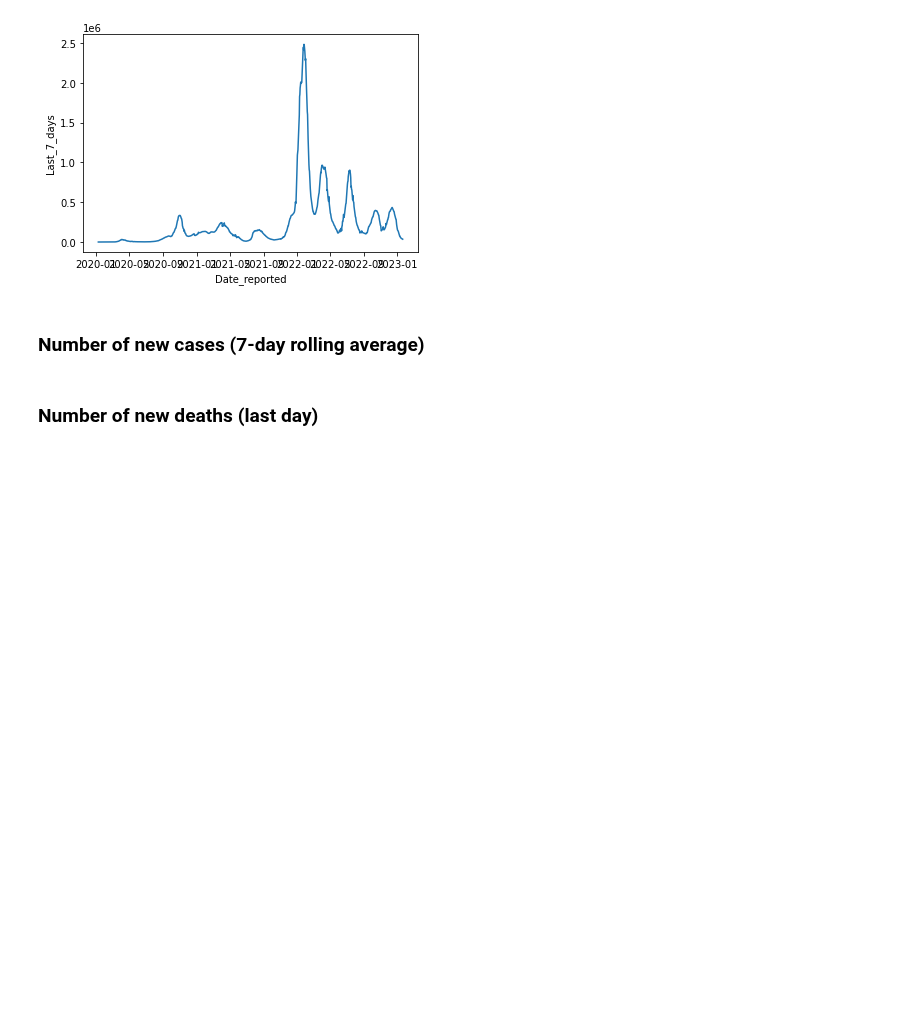
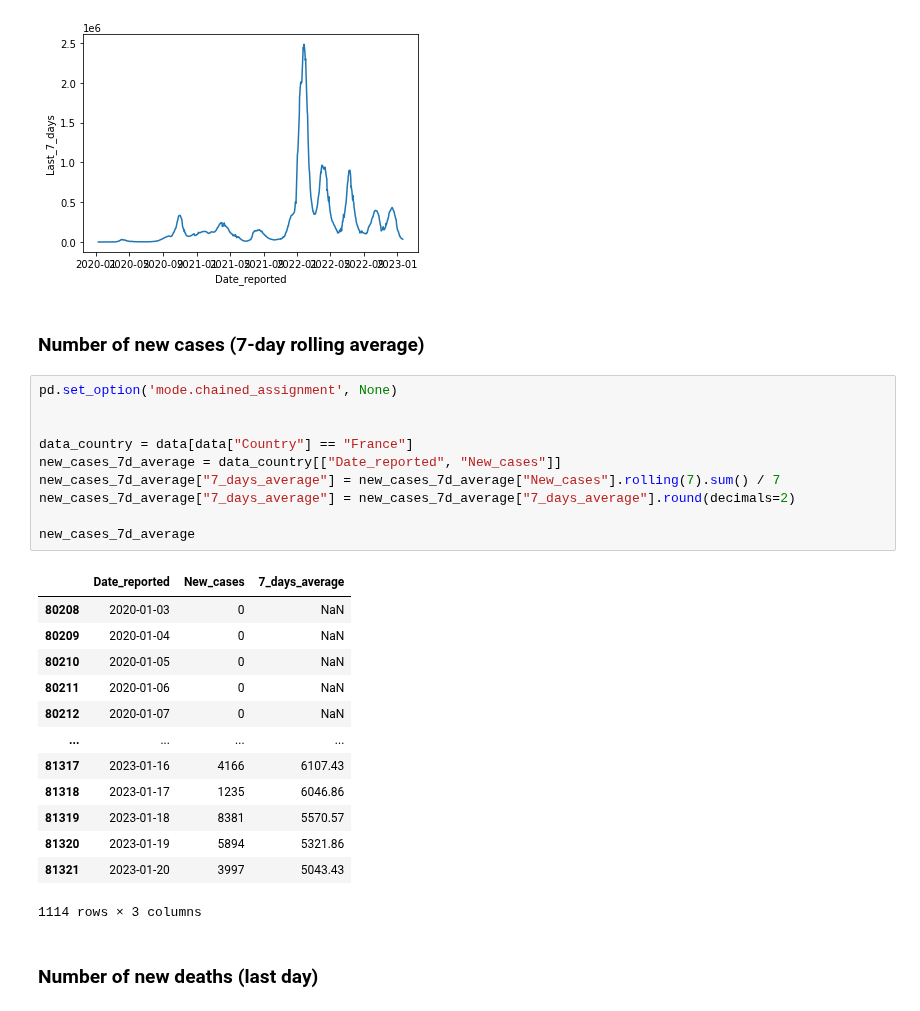
Before and after one commit to AmElmo/Covid_tracking_dashboard, a Jupyter notebook: data_collection.ipynb, the cells around one changed output. Saved outputs shown, nothing was run; the diff lists cells and outputs as text; blank space fills up the shorter version.

```diff
--- a/data_collection.ipynb
+++ b/data_collection.ipynb
@@ -66,6 +66,30 @@ sns.lineplot(data=new_cases_7d, x="Date_reported", y="Last_7_days")
 [figure]
 # %% [markdown]
 ### Number of new cases (7-day rolling average)
+# %%
+pd.set_option('mode.chained_assignment', None)
+
+
+data_country = data[data["Country"] == "France"]
+new_cases_7d_average = data_country[["Date_reported", "New_cases"]]
+new_cases_7d_average["7_days_average"] = new_cases_7d_average["New_cases"].rolling(7).sum() / 7
+new_cases_7d_average["7_days_average"] = new_cases_7d_average["7_days_average"].round(decimals=2)
+
+new_cases_7d_average
+# %% [output]
+|  | Date_reported | New_cases | 7_days_average |
+| 80208 | 2020-01-03 | 0 | NaN |
+| 80209 | 2020-01-04 | 0 | NaN |
+| 80210 | 2020-01-05 | 0 | NaN |
+| 80211 | 2020-01-06 | 0 | NaN |
+| 80212 | 2020-01-07 | 0 | NaN |
+| ... | ... | ... | ... |
+| 81317 | 2023-01-16 | 4166 | 6107.43 |
+| 81318 | 2023-01-17 | 1235 | 6046.86 |
+| 81319 | 2023-01-18 | 8381 | 5570.57 |
+| 81320 | 2023-01-19 | 5894 | 5321.86 |
+| 81321 | 2023-01-20 | 3997 | 5043.43 |
+1114 rows × 3 columns
 # %% [markdown]
 ### Number of new deaths (last day)
 # %%
```
